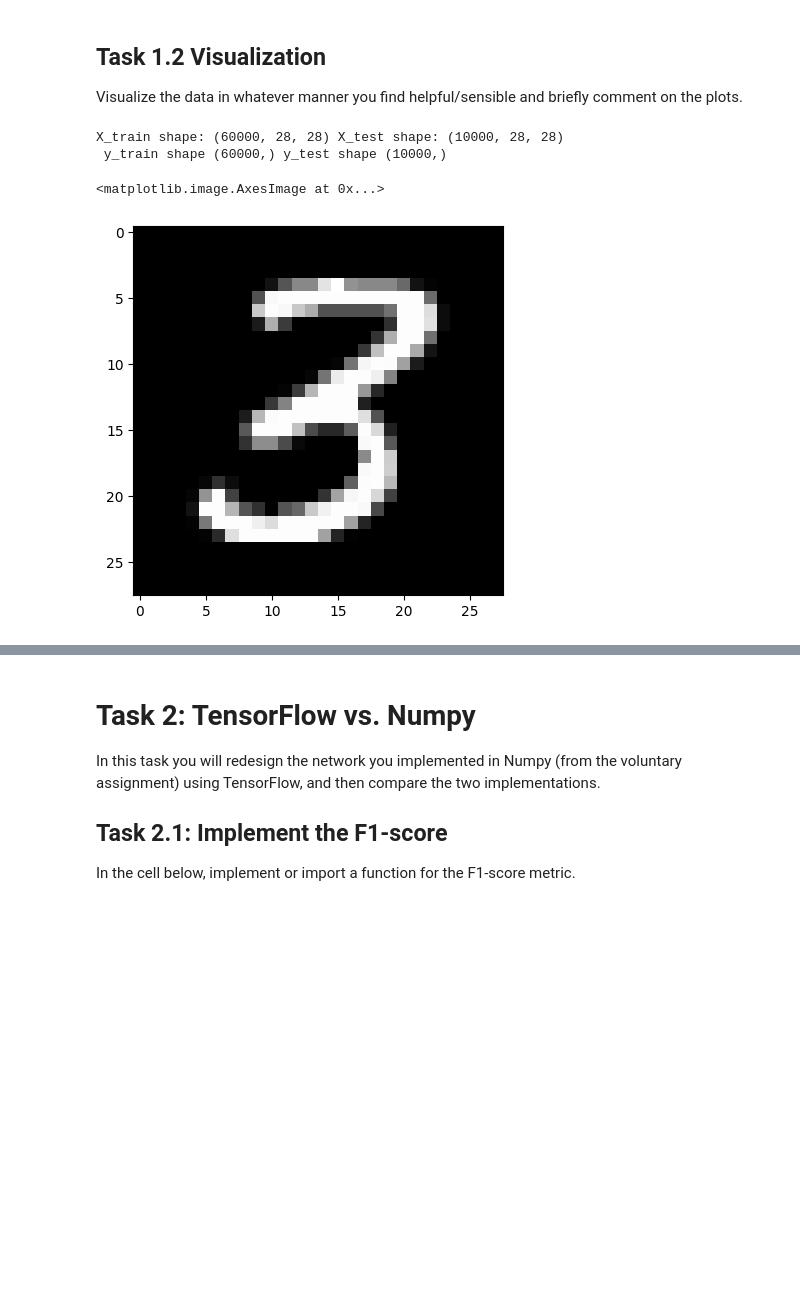
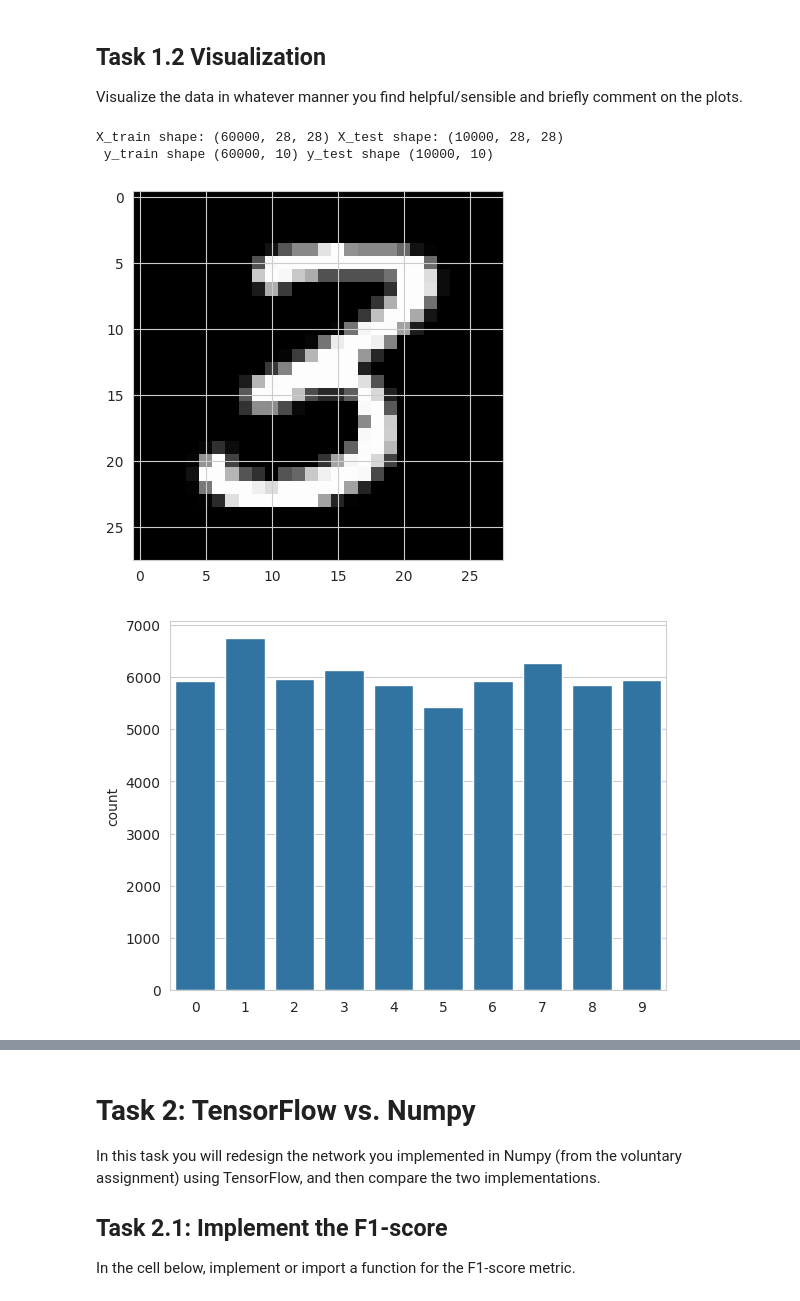
Before and after one commit to hskramstad00/DAT300, a Jupyter notebook: Assignments/CA1_template/CA1_template.ipynb, the cells around one changed output, grey strips where cells are left out. Drawn from its saved outputs; the diff is of its cells as text; code cells hidden in the pictures; blank space fills up the shorter version.

```diff
--- a/Assignments/CA1_template/CA1_template.ipynb
+++ b/Assignments/CA1_template/CA1_template.ipynb
@@ -100,15 +100,17 @@ Visualize the data in whatever manner you find helpful/sensible and briefly comm
 # %%
 # print shape
 print(f'X_train shape: {X_train.shape} X_test shape: {X_test.shape} \n y_train shape {y_train_vector.shape} y_test shape {y_test_vector.shape}')
 
 
-# print one picture of first mnist digit
+# plot  one picture of first mnist digit
 plt.imshow(X_train[0], cmap='gray')
 
 
 # plot distribution
+plt.figure()
+distrubtion = sns.countplot(x=y_train)
 # %% [output]
 X_train shape: (60000, 28, 28) X_test shape: (10000, 28, 28)
- y_train shape (60000,) y_test shape (10000,)
+ y_train shape (60000, 10) y_test shape (10000, 10)
-<matplotlib.image.AxesImage at 0x...>
-[figure, old version]
+[figure, new version]
+[figure, added]
```
Also changed, not shown: parts of 1 cell of this notebook.
